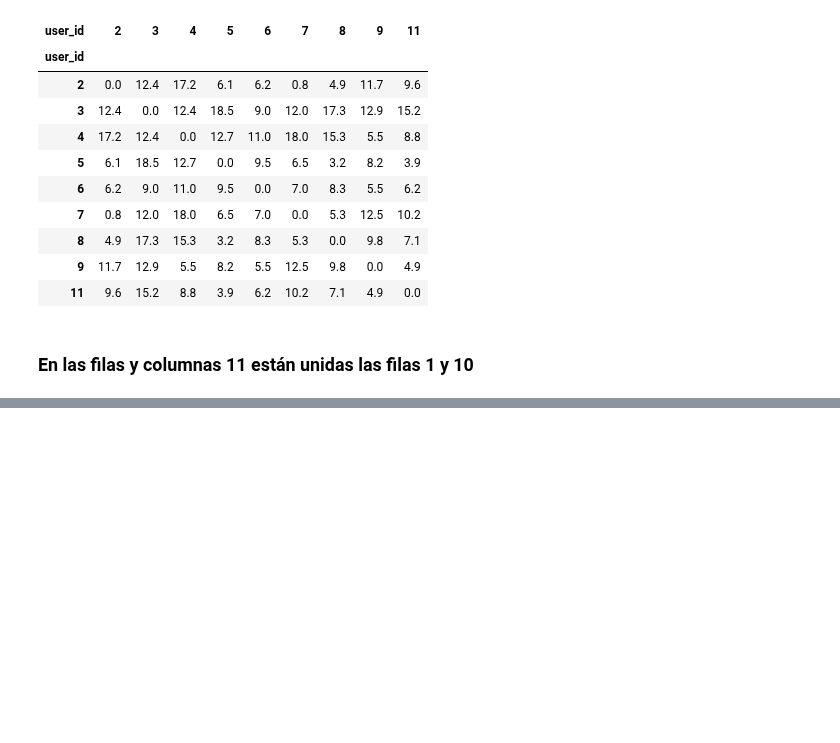
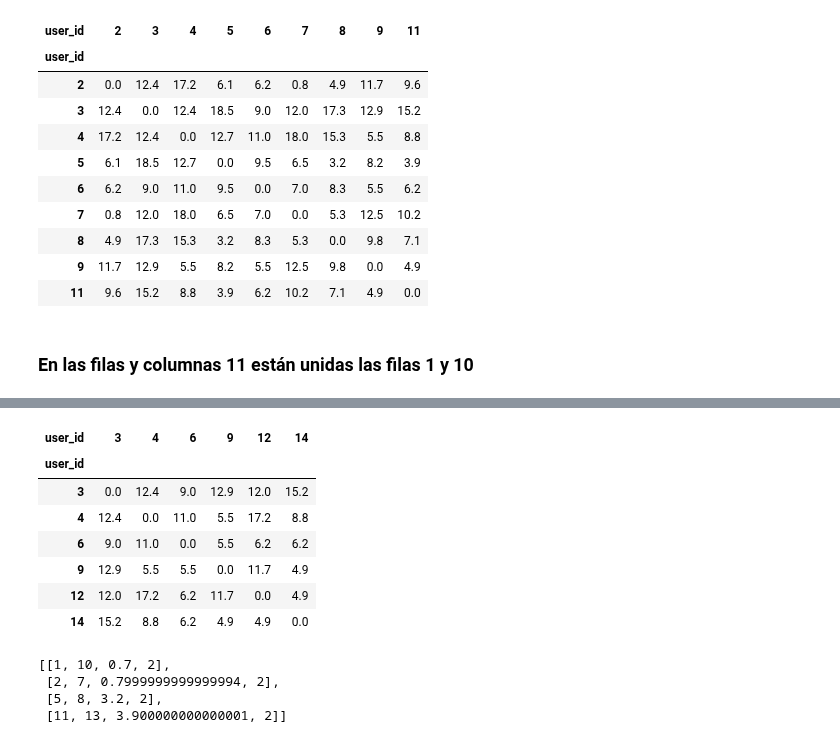
Before and after one commit to Chefi/python-ml-course, a Jupyter notebook: notebooks/Calcular Distancias Mi Notebook.ipynb, the cells around one changed output, grey strips where cells are left out. Cells and saved outputs as stored; diff of their text form; code cells hidden in the pictures; blank space fills up the shorter version.

```diff
--- a/notebooks/Calcular Distancias Mi Notebook.ipynb
+++ b/notebooks/Calcular Distancias Mi Notebook.ipynb
@@ -265,0 +318,33 @@ df
+# %%
+x = 11
+y = 13
+
+n = 14
+
+df[n] = df[x] + df[y] # Columna n
+df.loc[n] = df.loc[x] + df.loc[y] # fila n
+Z.append([x,y,df.loc[x][y],2]) # id1, id2, d, n_elementos_en_cluster
+df
+for i in df.columns.values.tolist():
+    df.loc[n,i] = min(df.loc[x][i], df.loc[y][i]) # fila 11 de df
+    df.loc[i,n] = min(df.loc[i][x], df.loc[i][y]) # fila 1 de df
+df
+df = df.drop([x,y]) # elimina filas 1 y 10
+df = df.drop([x,y], axis = 1) # elimina columnas x y y
+df
+# %% [output]
+| user_id | 3 | 4 | 6 | 9 | 12 | 14 |
+| user_id |  |  |  |  |  |  |
+| 3 | 0.0 | 12.4 | 9.0 | 12.9 | 12.0 | 15.2 |
+| 4 | 12.4 | 0.0 | 11.0 | 5.5 | 17.2 | 8.8 |
+| 6 | 9.0 | 11.0 | 0.0 | 5.5 | 6.2 | 6.2 |
+| 9 | 12.9 | 5.5 | 5.5 | 0.0 | 11.7 | 4.9 |
+| 12 | 12.0 | 17.2 | 6.2 | 11.7 | 0.0 | 4.9 |
+| 14 | 15.2 | 8.8 | 6.2 | 4.9 | 4.9 | 0.0 |
+# %%
+Z
+# %% [output]
+[[1, 10, 0.7, 2],
+ [2, 7, 0.7999999999999994, 2],
+ [5, 8, 3.2, 2],
+ [11, 13, 3.900000000000001, 2]]
```
Also changed, not shown: parts of 12 cells of this notebook.
